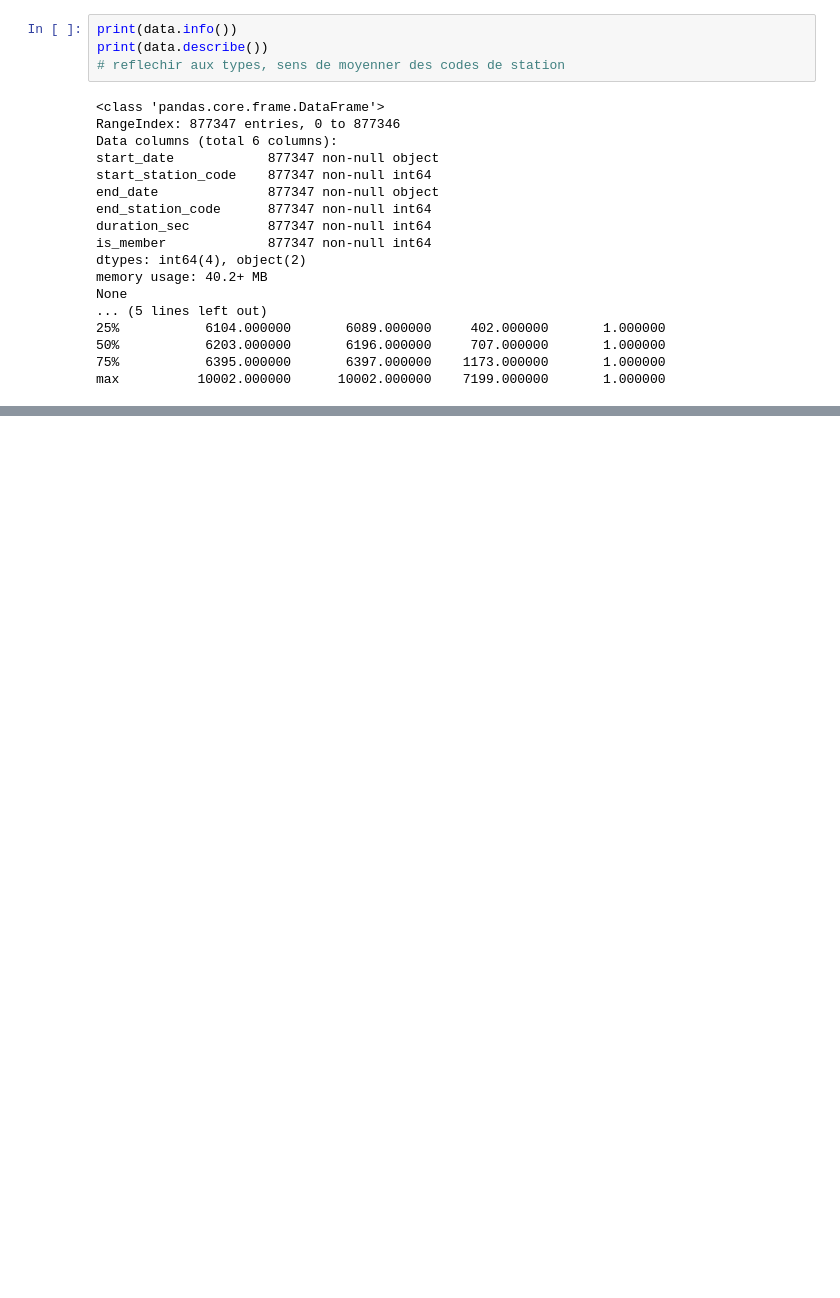
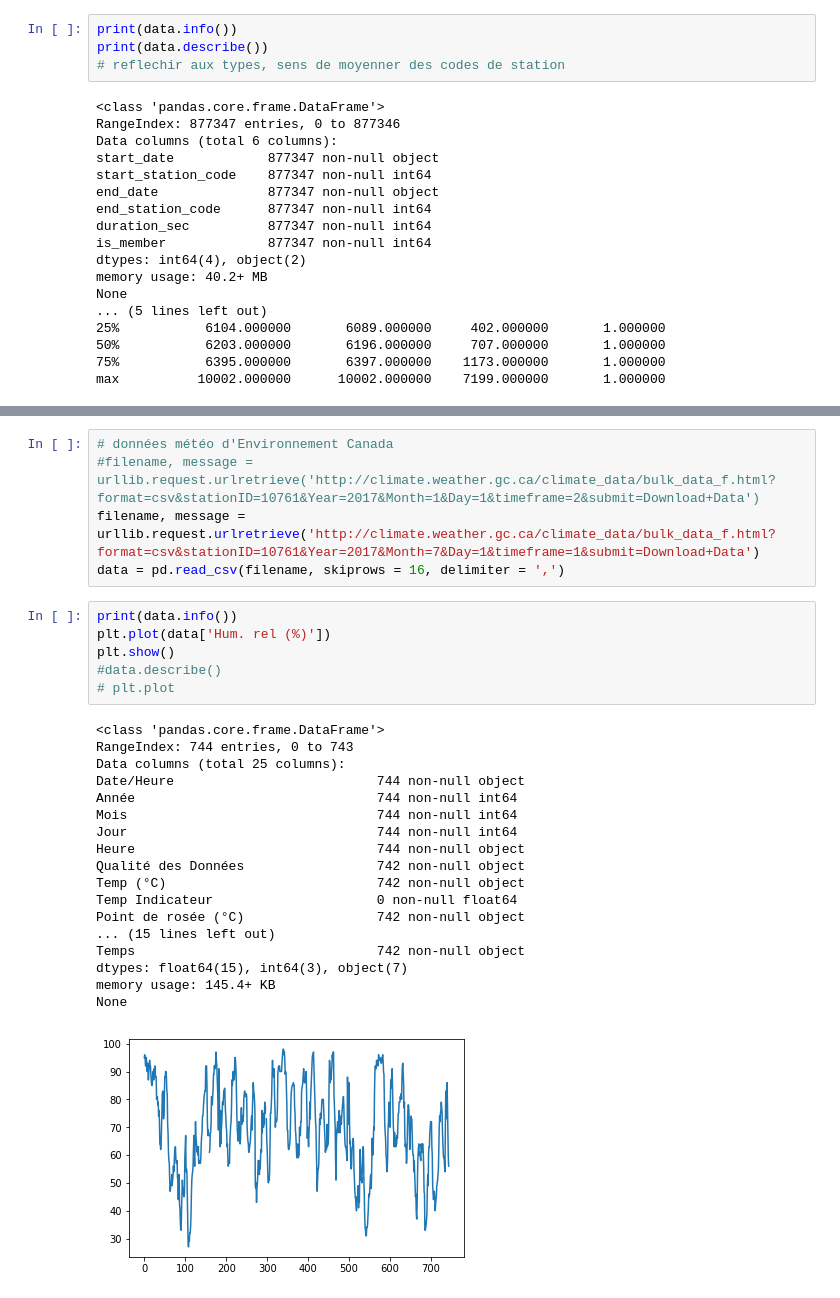
Before and after one commit to nsaunier/CIV8760, a Jupyter notebook: 00-tutoriel.ipynb, the cells around one changed output, grey strips where cells are left out. Saved outputs shown, nothing was run; the diff lists cells and outputs as text; blank space fills up the shorter version.

```diff
--- a/00-tutoriel.ipynb
+++ b/00-tutoriel.ipynb
@@ -123,0 +282,30 @@ max          10002.000000      10002.000000    7199.000000       1.000000
+# %%
+# données météo d'Environnement Canada
+#filename, message = urllib.request.urlretrieve('http://climate.weather.gc.ca/climate_data/bulk_data_f.html?format=csv&stationID=10761&Year=2017&Month=1&Day=1&timeframe=2&submit=Download+Data')
+filename, message = urllib.request.urlretrieve('http://climate.weather.gc.ca/climate_data/bulk_data_f.html?format=csv&stationID=10761&Year=2017&Month=7&Day=1&timeframe=1&submit=Download+Data')
+data = pd.read_csv(filename, skiprows = 16, delimiter = ',')
+# %%
+print(data.info())
+plt.plot(data['Hum. rel (%)'])
+plt.show()
+#data.describe()
+# plt.plot
+# %% [output]
+<class 'pandas.core.frame.DataFrame'>
+RangeIndex: 744 entries, 0 to 743
+Data columns (total 25 columns):
+Date/Heure                          744 non-null object
+Année                               744 non-null int64
+Mois                                744 non-null int64
+Jour                                744 non-null int64
+Heure                               744 non-null object
+Qualité des Données                 742 non-null object
+Temp (°C)                           742 non-null object
+Temp Indicateur                     0 non-null float64
+Point de rosée (°C)                 742 non-null object
+... (15 lines left out)
+Temps                               742 non-null object
+dtypes: float64(15), int64(3), object(7)
+memory usage: 145.4+ KB
+None
+[figure, added]
```
Also changed, not shown: parts of 29 cells of this notebook.
